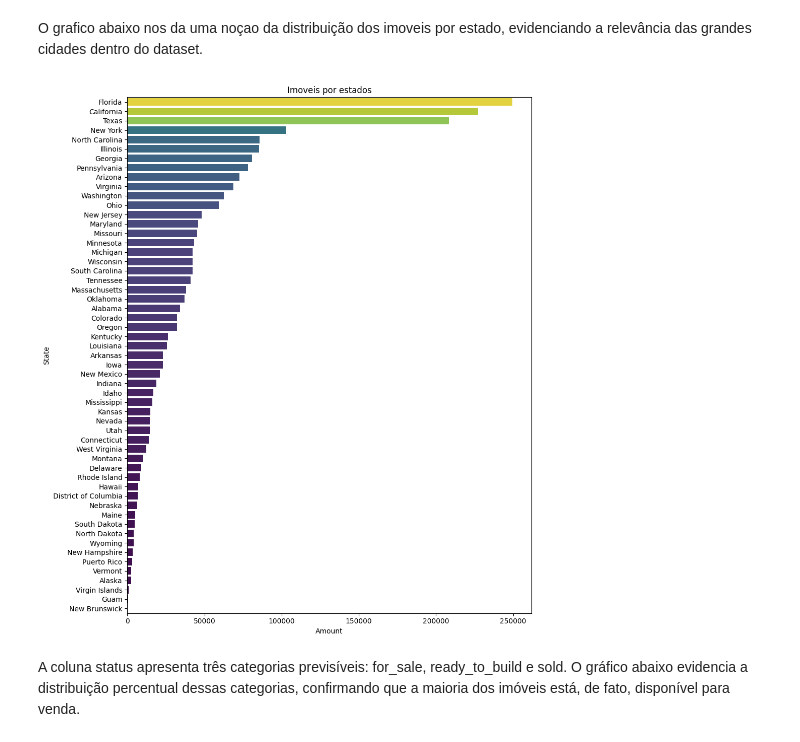
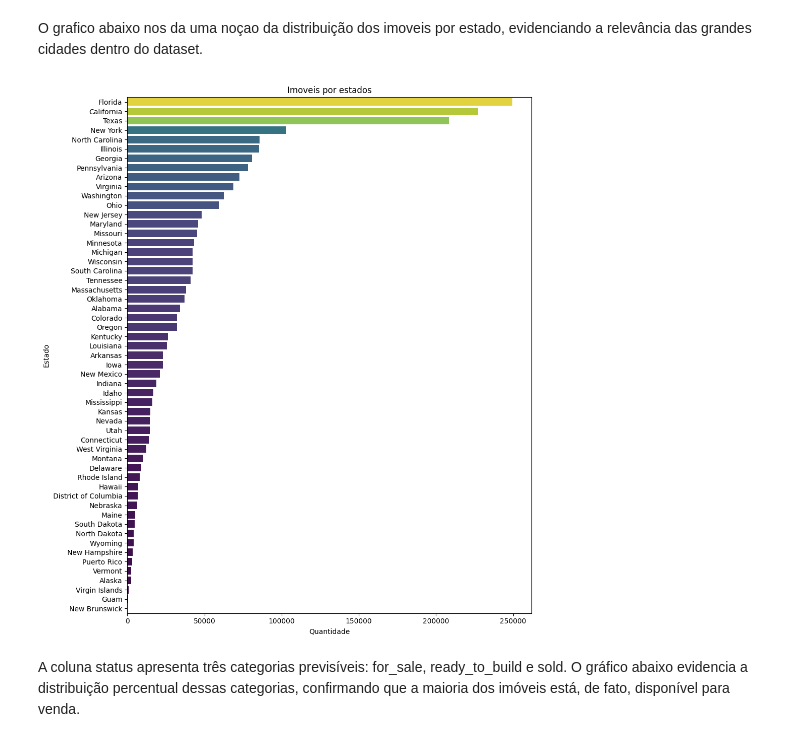
Before and after one commit to leopadre/real-estate-etl-vizualization, a Jupyter notebook: Data Layer/raw/analytcs.ipynb, the cells around one changed output. Drawn from its saved outputs; the diff is of its cells as text; code cells hidden in the pictures.

```diff
--- a/Data Layer/raw/analytcs.ipynb
+++ b/Data Layer/raw/analytcs.ipynb
@@ -213,17 +213,17 @@ plt.show()
 # %% [markdown]
 O grafico abaixo nos da uma noçao da distribuição dos imoveis por estado, evidenciando a relevância das grandes cidades dentro do dataset.
 # %%
-aux = df.select("state").groupBy("state").agg(psql.functions.count("state").alias("amount")).orderBy("amount", ascending=False).toPandas()
+aux = df.select("state").groupBy("state").agg(psql.functions.count("state").alias("quantidade")).orderBy("quantidade", ascending=False).toPandas()
 
 plt.figure(figsize=(10, len(aux)*0.2))
-sns.barplot(data=aux, y='state', x='amount', hue='amount', palette='viridis', legend=False)
-plt.xlabel('Amount')
-plt.ylabel('State')
+sns.barplot(data=aux, y='state', x='quantidade', hue='quantidade', palette='viridis', legend=False)
+plt.xlabel('Quantidade')
+plt.ylabel('Estado')
 plt.title('Imoveis por estados')
 plt.tight_layout()
 plt.show()
 # %% [output]
-[figure, old version]
+[figure, new version]
 # %% [markdown]
 A coluna status apresenta três categorias previsíveis: for_sale, ready_to_build e sold. O gráfico abaixo evidencia a distribuição percentual dessas categorias, confirmando que a maioria dos imóveis está, de fato, disponível para venda.
 # %%
```
Also changed, not shown: parts of 8 cells of this notebook.
